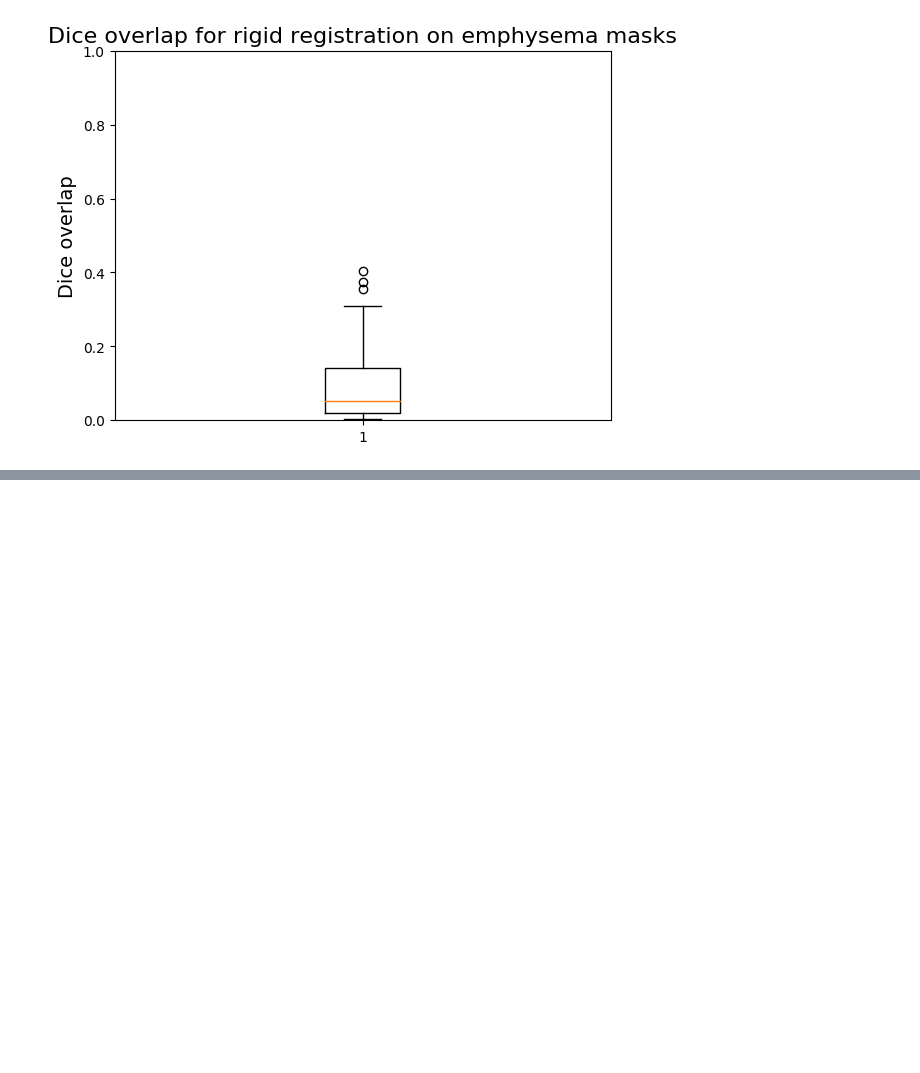
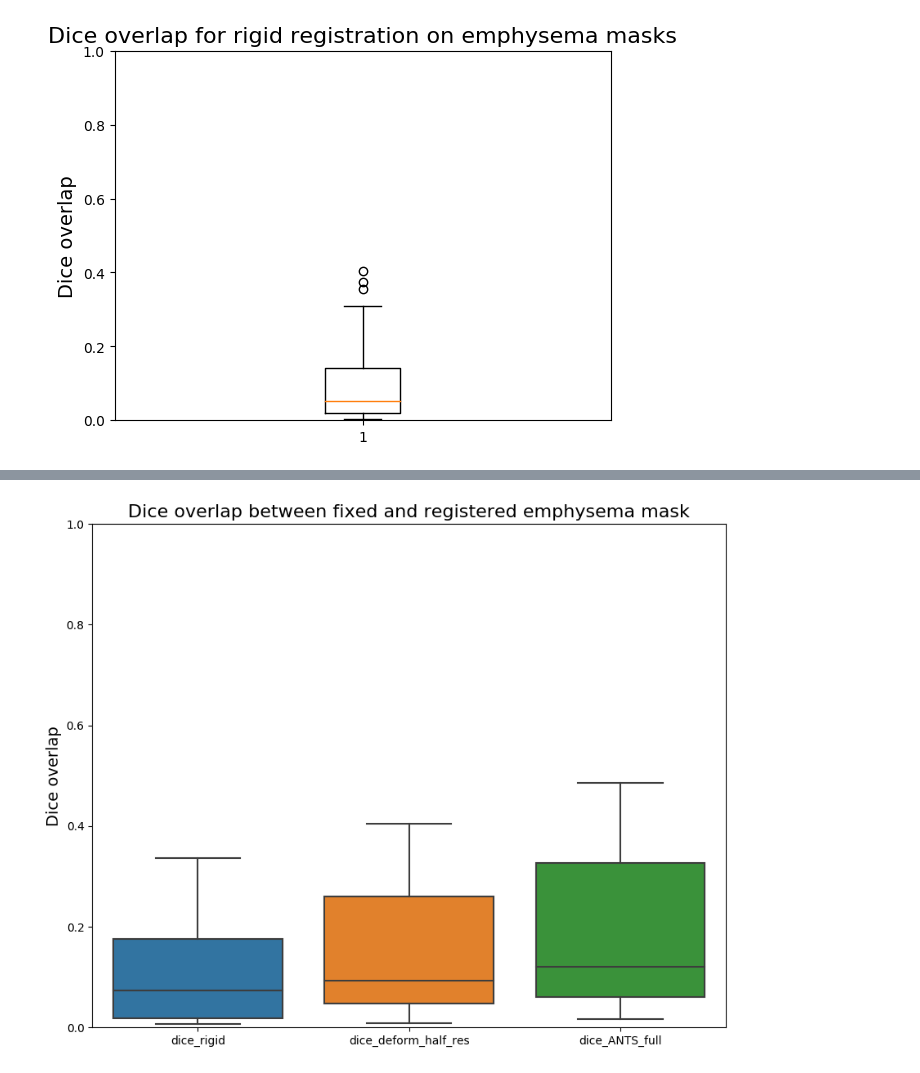
Before and after one commit to MASILab/Inhale_Exhale_CT, a Jupyter notebook: Figures/diceoverlap.ipynb, the cells around one changed output, grey strips where cells are left out. Cells and saved outputs as stored; diff of their text form; code cells hidden in the pictures; blank space fills up the shorter version.

```diff
--- a/Figures/diceoverlap.ipynb
+++ b/Figures/diceoverlap.ipynb
@@ -248,0 +316,46 @@ data = {
+# %%
+dice_overlap_rigid = []
+dice_overlap_deform=[]
+dice_overlap_full=[]
+
+for i in tqdm(range(len(emph_bone_harm_files))):
+    bone = nib.load(os.path.join(emph_bone_harm, emph_bone_harm_files[i])).get_fdata()
+    rigid = nib.load(os.path.join(emph_rigid_reg, emph_rigid_reg_files[i])).get_fdata()
+
+    bone_dice = dice_overlap(bone, rigid)
+
+    dice_overlap_rigid.append(bone_dice)
+
+for i in tqdm(range(len(emph_bone_harm_files))):
+    bone = nib.load(os.path.join(emph_bone_harm, emph_bone_harm_files[i])).get_fdata()
+    deform = nib.load(os.path.join(emph_deform_reg, emph_deform_reg_files[i])).get_fdata()
+
+    bone_dice = dice_overlap(bone, deform)
+
+    dice_overlap_deform.append(bone_dice)
+
+for i in tqdm(range(len(emph_bone_harm_files))):
+    bone = nib.load(os.path.join(emph_bone_harm, emph_bone_harm_files[i])).get_fdata()
+    full = nib.load(os.path.join(emph_ANTS_full_reg, emph_ANTS_full_reg_files[i])).get_fdata()
+
+    bone_dice = dice_overlap(bone, full)
+
+    dice_overlap_full.append(bone_dice)
+# %%
+data = {
+    'dice_rigid': dice_overlap_rigid,
+    'dice_deform_half_res': dice_overlap_deform,
+    'dice_ANTS_full': dice_overlap_full
+
+}
+
+df = pd.DataFrame(data)
+
+plt.figure(figsize=(10, 8))
+sns.boxplot(data=df)
+plt.ylabel("Dice overlap", fontsize=14)
+plt.ylim(0, 1)
+plt.title("Dice overlap between fixed and registered emphysema mask", fontsize=16)
+plt.show()
+# %% [output]
+[figure, added]
```
Also changed, not shown: parts of 8 cells of this notebook.
